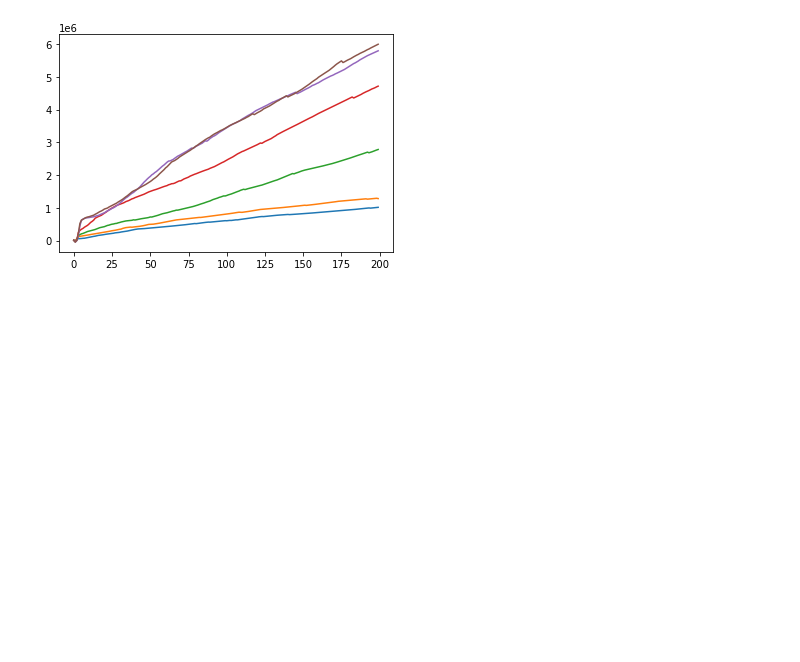
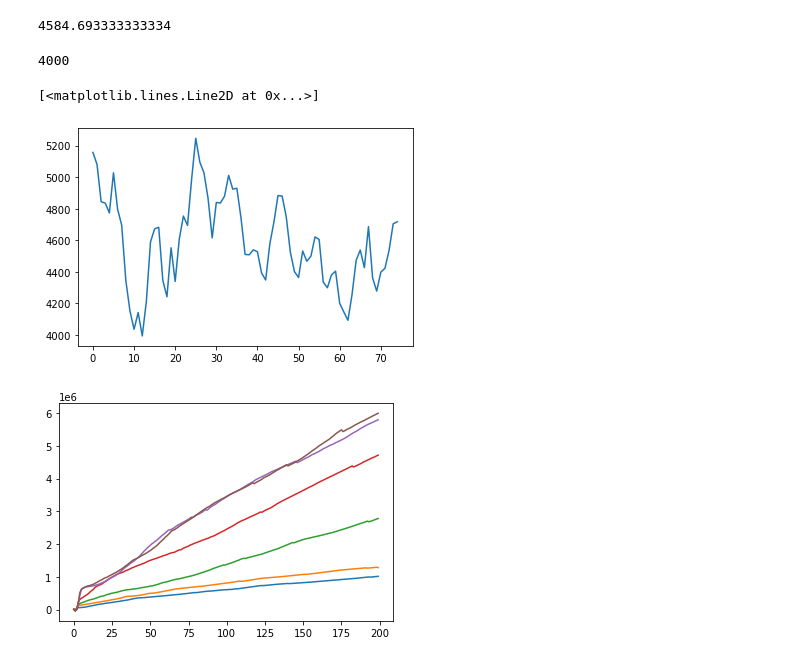
Before and after one commit to nkrishnan94/phage-abm, a Jupyter notebook: viz.ipynb, the cells around one changed output. Saved outputs shown, nothing was run; the diff lists cells and outputs as text; code cells hidden in the pictures; blank space fills up the shorter version.

```diff
--- a/viz.ipynb
+++ b/viz.ipynb
@@ -7,3 +43,16 @@ from sklearn.linear_model import LinearRegression
+# %%
+np.mean(np.sum(hi[:75,1:],axis=1))
+# %% [output]
+4584.693333333334
+# %%
+50*20*4
+# %% [output]
+4000
+# %%
+plt.plot(np.sum(hi[:75,1:],axis=1))
+# %% [output]
+[<matplotlib.lines.Line2D at 0x...>]
+[figure, added]
 # %%
 files = glob.glob('velocity*.txt')
 nums = np.zeros(len(files))
```
Also changed, not shown: parts of 5 cells of this notebook, 6 other files.
